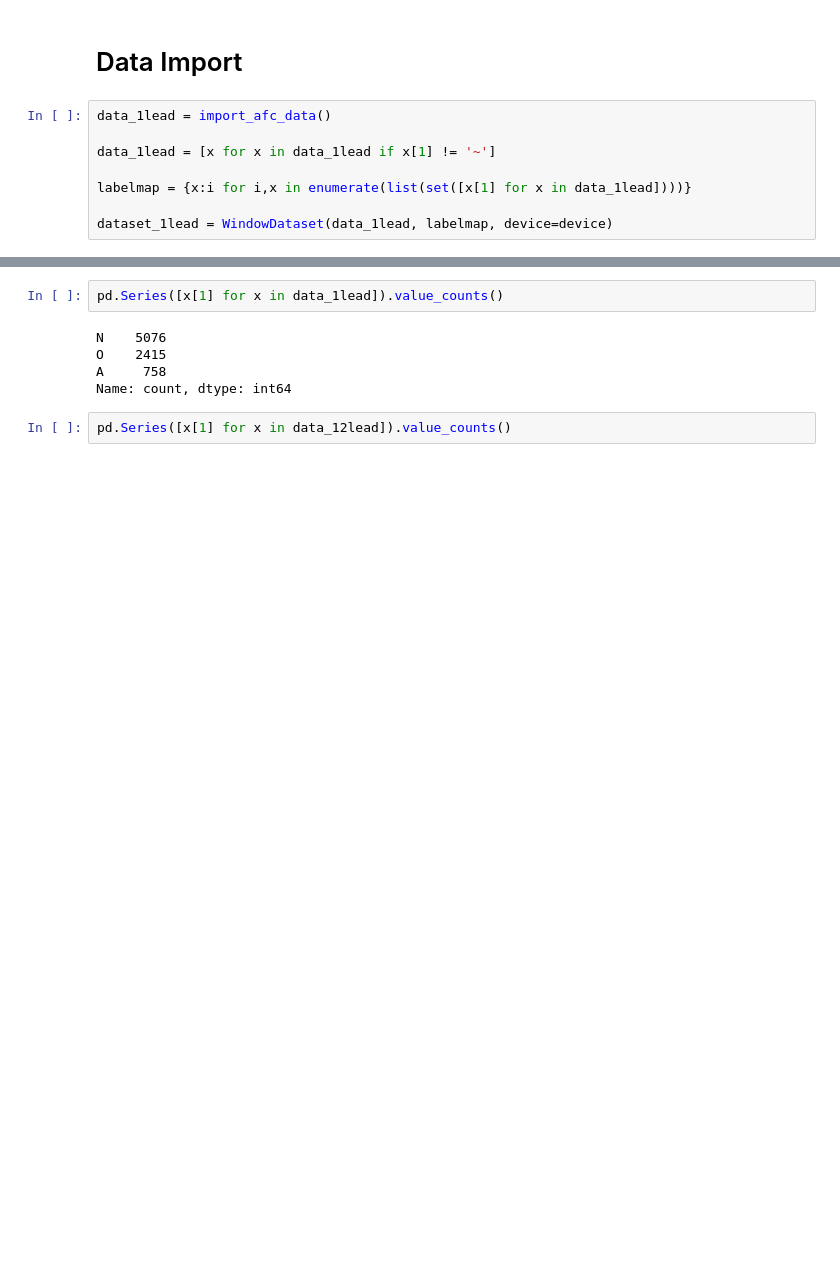
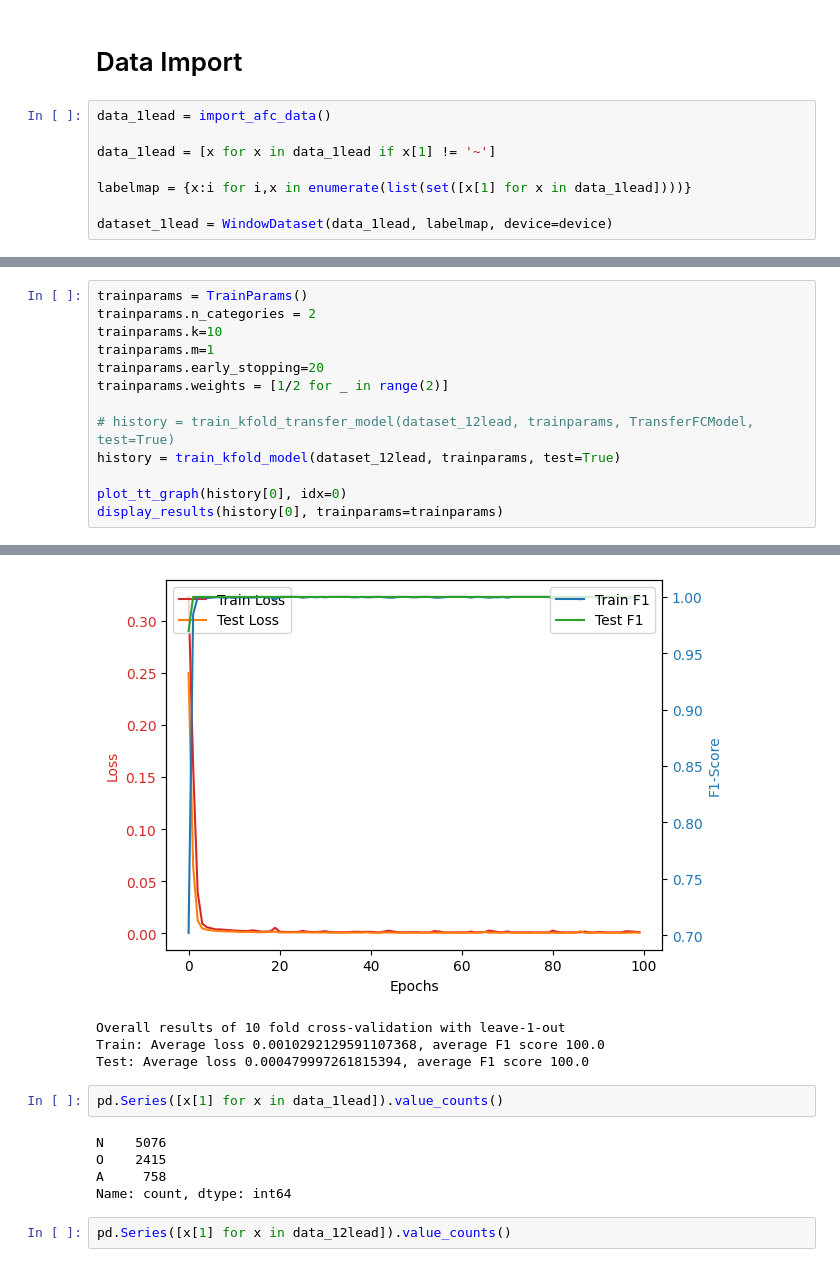
Before and after one commit to MattyAB/ecg_transfer, a Jupyter notebook: ecg.ipynb, the cells around one changed output, grey strips where cells are left out. Drawn from its saved outputs; the diff is of its cells as text; blank space fills up the shorter version.

```diff
--- a/ecg.ipynb
+++ b/ecg.ipynb
@@ -42,0 +83,14 @@ dataset_12lead = WindowDataset(data_12lead, labelmap, device=device, trim_sample
+# %%
+trainparams = TrainParams()
+trainparams.n_categories = 2
+trainparams.k=10
+trainparams.m=1
+trainparams.early_stopping=20
+trainparams.weights = [1/2 for _ in range(2)]
+
+# history = train_kfold_transfer_model(dataset_12lead, trainparams, TransferFCModel, test=True)
+history = train_kfold_model(dataset_12lead, trainparams, test=True)
+
+plot_tt_graph(history[0], idx=0)
+display_results(history[0], trainparams=trainparams)
+# %% [output]
@@ -43,3 +108,7 @@ dataset_12lead = WindowDataset(data_12lead, labelmap, device=device, trim_sample
+[figure, added]
+Overall results of 10 fold cross-validation with leave-1-out
+Train: Average loss 0.0010292129591107368, average F1 score 100.0
+Test: Average loss 0.000479997261815394, average F1 score 100.0
 # %%
 pd.Series([x[1] for x in data_1lead]).value_counts()
 # %% [output]
```
Also changed, not shown: parts of 10 cells of this notebook, 5 other files.
